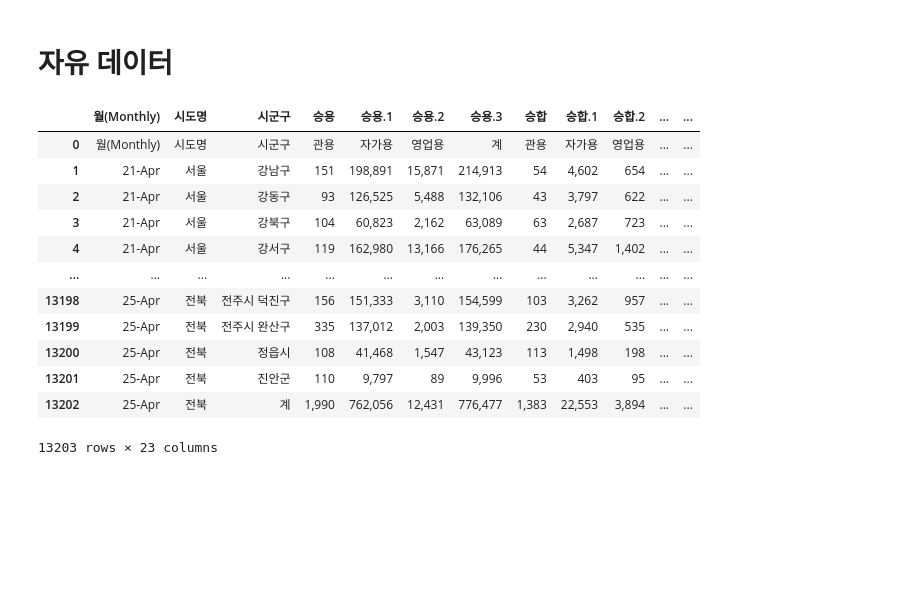
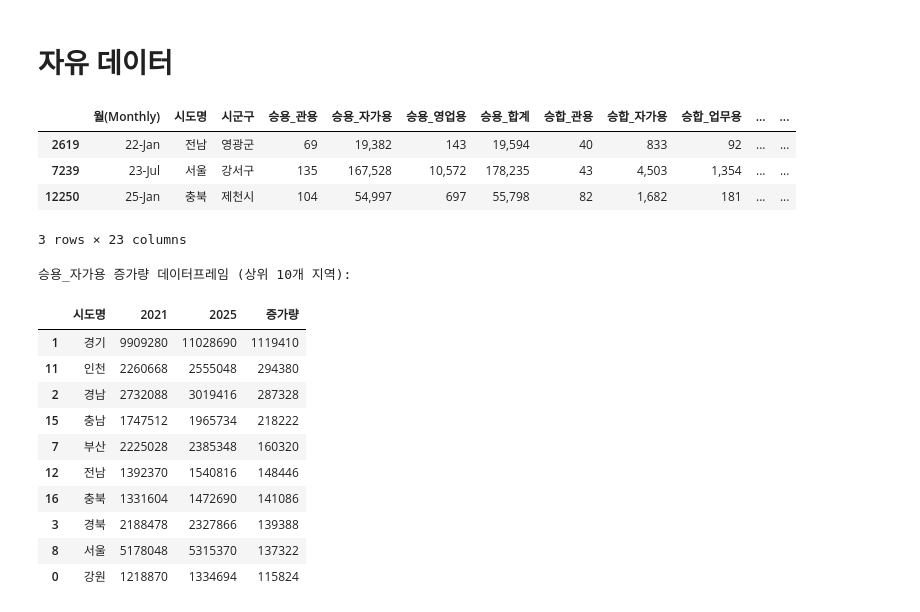
Before and after one commit to pcw11/datajo, a Jupyter notebook: 데이터조.ipynb, the cells around one changed output. Cells and saved outputs as stored; diff of their text form; code cells hidden in the pictures; blank space fills up the shorter version.

```diff
--- a/데이터조.ipynb
+++ b/데이터조.ipynb
@@ -276,20 +276,48 @@ plt.show()
 # %% [markdown]
 # 자유 데이터
 # %%
-# CSV 파일 불러오기
+# 1. CSV 파일 불러오기
 df1 = pd.read_csv("datajo/cardata.csv")
-df1
+df1.sample(3)
 # %% [output]
-|  | 월(Monthly) | 시도명 | 시군구 | 승용 | 승용.1 | 승용.2 | 승용.3 | 승합 | 승합.1 | 승합.2 | ... | ... |
-| 0 | 월(Monthly) | 시도명 | 시군구 | 관용 | 자가용 | 영업용 | 계 | 관용 | 자가용 | 영업용 | ... | ... |
-| 1 | 21-Apr | 서울 | 강남구 | 151 | 198,891 | 15,871 | 214,913 | 54 | 4,602 | 654 | ... | ... |
-| 2 | 21-Apr | 서울 | 강동구 | 93 | 126,525 | 5,488 | 132,106 | 43 | 3,797 | 622 | ... | ... |
-| 3 | 21-Apr | 서울 | 강북구 | 104 | 60,823 | 2,162 | 63,089 | 63 | 2,687 | 723 | ... | ... |
-| 4 | 21-Apr | 서울 | 강서구 | 119 | 162,980 | 13,166 | 176,265 | 44 | 5,347 | 1,402 | ... | ... |
-| ... | ... | ... | ... | ... | ... | ... | ... | ... | ... | ... | ... | ... |
-| 13198 | 25-Apr | 전북 | 전주시 덕진구 | 156 | 151,333 | 3,110 | 154,599 | 103 | 3,262 | 957 | ... | ... |
-| 13199 | 25-Apr | 전북 | 전주시 완산구 | 335 | 137,012 | 2,003 | 139,350 | 230 | 2,940 | 535 | ... | ... |
-| 13200 | 25-Apr | 전북 | 정읍시 | 108 | 41,468 | 1,547 | 43,123 | 113 | 1,498 | 198 | ... | ... |
-| 13201 | 25-Apr | 전북 | 진안군 | 110 | 9,797 | 89 | 9,996 | 53 | 403 | 95 | ... | ... |
-| 13202 | 25-Apr | 전북 | 계 | 1,990 | 762,056 | 12,431 | 776,477 | 1,383 | 22,553 | 3,894 | ... | ... |
+|  | 월(Monthly) | 시도명 | 시군구 | 승용_관용 | 승용_자가용 | 승용_영업용 | 승용_합계 | 승합_관용 | 승합_자가용 | 승합_업무용 | ... | ... |
+| 2619 | 22-Jan | 전남 | 영광군 | 69 | 19,382 | 143 | 19,594 | 40 | 833 | 92 | ... | ... |
+| 7239 | 23-Jul | 서울 | 강서구 | 135 | 167,528 | 10,572 | 178,235 | 43 | 4,503 | 1,354 | ... | ... |
+| 12250 | 25-Jan | 충북 | 제천시 | 104 | 54,997 | 697 | 55,798 | 82 | 1,682 | 181 | ... | ... |
-13203 rows × 23 columns
+3 rows × 23 columns
+# %%
+# 데이터 정리: 쉼표 제거 및 숫자 변환
+df1['승용_자가용'] = df1['승용_자가용'].replace(',', '', regex=True).astype(int)
+
+# 2021년 4월과 2025년 4월 데이터 필터링
+df_2021 = df1[df1['월(Monthly)'] == '21-Apr']
+df_2025 = df1[df1['월(Monthly)'] == '25-Apr']
+
+# 지역별 승용_자가용 집계
+agg_data = pd.DataFrame({
+    '2021': df_2021.groupby('시도명')['승용_자가용'].sum(),
+    '2025': df_2025.groupby('시도명')['승용_자가용'].sum()
+}).reset_index()
+
+# 증가량 계산
+agg_data['증가량'] = agg_data['2025'] - agg_data['2021']
+
+# 증가량 기준 상위 지역 정렬
+agg_data = agg_data.sort_values('증가량', ascending=False)
+
+# 데이터프레임 출력
+print("\n승용_자가용 증가량 데이터프레임 (상위 10개 지역):")
+agg_data.head(10)
+# %% [output]
+승용_자가용 증가량 데이터프레임 (상위 10개 지역):
+|  | 시도명 | 2021 | 2025 | 증가량 |
+| 1 | 경기 | 9909280 | 11028690 | 1119410 |
+| 11 | 인천 | 2260668 | 2555048 | 294380 |
+| 2 | 경남 | 2732088 | 3019416 | 287328 |
+| 15 | 충남 | 1747512 | 1965734 | 218222 |
+| 7 | 부산 | 2225028 | 2385348 | 160320 |
+| 12 | 전남 | 1392370 | 1540816 | 148446 |
+| 16 | 충북 | 1331604 | 1472690 | 141086 |
+| 3 | 경북 | 2188478 | 2327866 | 139388 |
+| 8 | 서울 | 5178048 | 5315370 | 137322 |
+| 0 | 강원 | 1218870 | 1334694 | 115824 |
```
Also changed, not shown: parts of 4 cells of this notebook.
